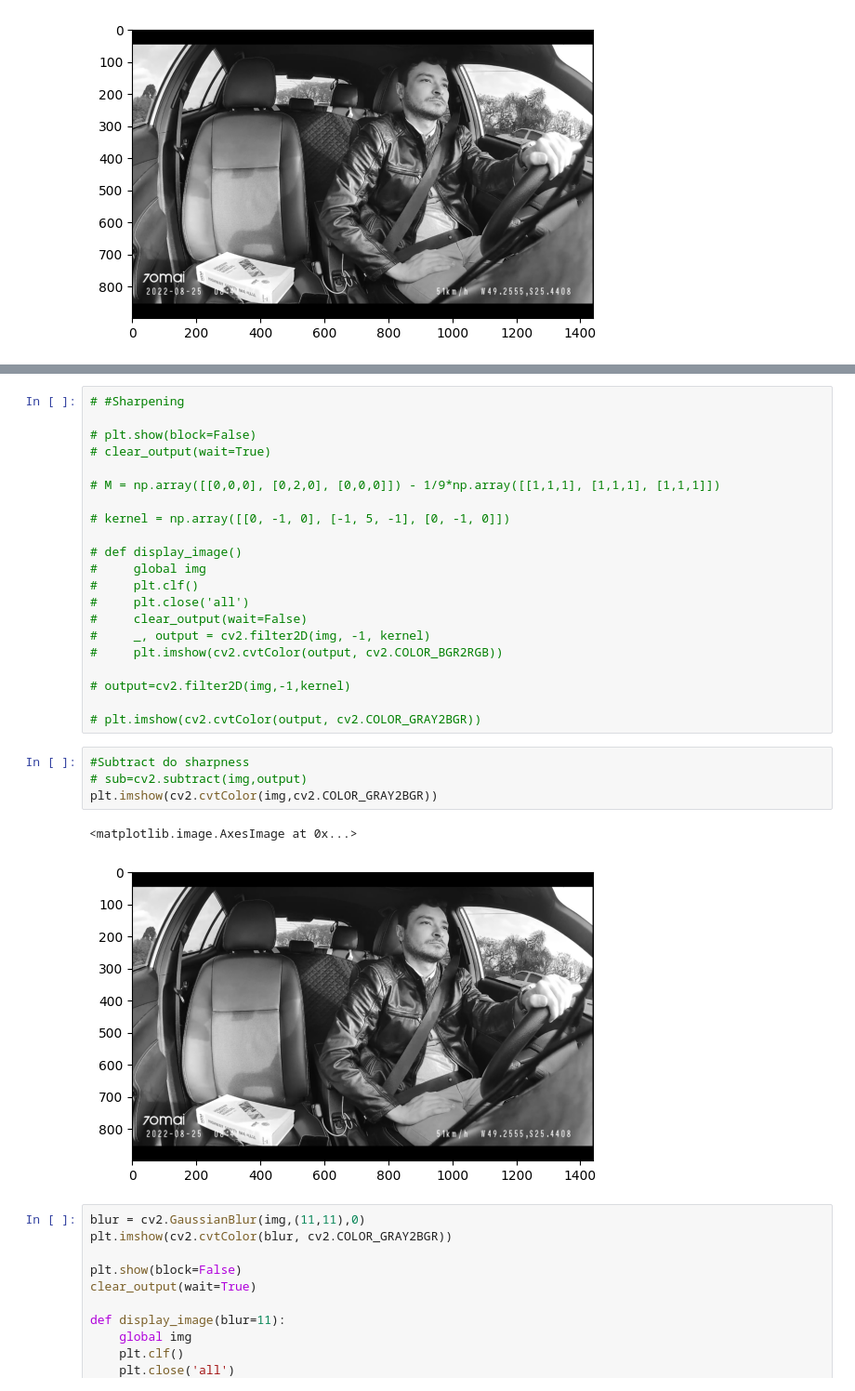
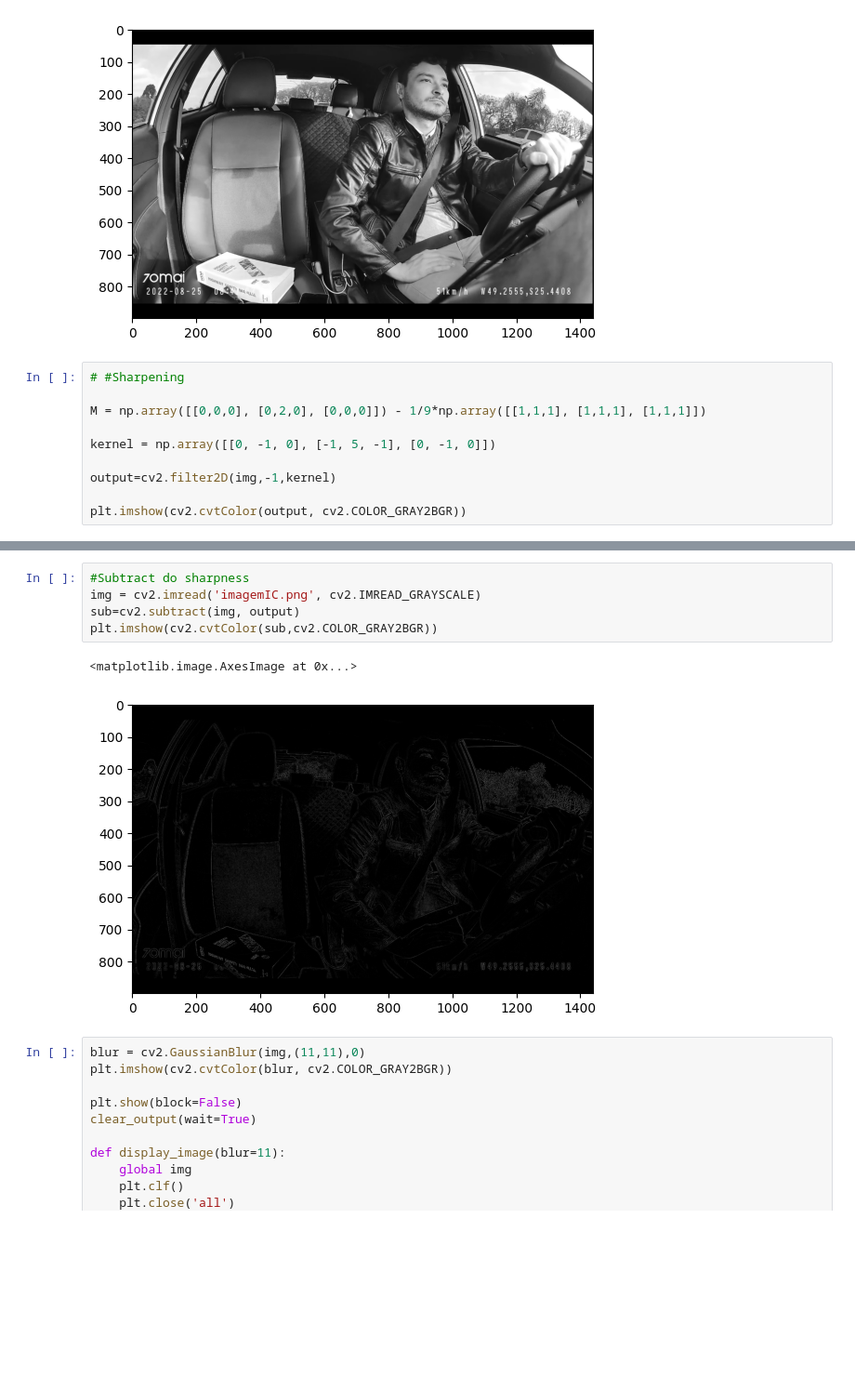
Before and after one commit to inaies/TA1_visao, a Jupyter notebook: main.ipynb, the cells around one changed output, grey strips where cells are left out. Shown at 93% size. Saved outputs shown, nothing was run; the diff lists cells and outputs as text; blank space fills up the shorter version.

```diff
--- a/main.ipynb
+++ b/main.ipynb
@@ -12,3 +12,13 @@ plt.imshow(cv2.cvtColor(img, cv2.COLOR_GRAY2BGR))
 # %% [output]
 <matplotlib.image.AxesImage at 0x...>
 [figure]
+# %%
+# #Sharpening
+
+M = np.array([[0,0,0], [0,2,0], [0,0,0]]) - 1/9*np.array([[1,1,1], [1,1,1], [1,1,1]])
+
+kernel = np.array([[0, -1, 0], [-1, 5, -1], [0, -1, 0]])
+
+output=cv2.filter2D(img,-1,kernel)
+
+plt.imshow(cv2.cvtColor(output, cv2.COLOR_GRAY2BGR))
@@ -49,31 +62,11 @@ display(slider)
-# %%
-# #Sharpening
-
-# plt.show(block=False)
-# clear_output(wait=True)
-
-# M = np.array([[0,0,0], [0,2,0], [0,0,0]]) - 1/9*np.array([[1,1,1], [1,1,1], [1,1,1]])
-
-# kernel = np.array([[0, -1, 0], [-1, 5, -1], [0, -1, 0]])
-
-# def display_image()
-#     global img
-#     plt.clf()
-#     plt.close('all')
-#     clear_output(wait=False)
-#     _, output = cv2.filter2D(img, -1, kernel)
-#     plt.imshow(cv2.cvtColor(output, cv2.COLOR_BGR2RGB))
-
-# output=cv2.filter2D(img,-1,kernel)
-
-# plt.imshow(cv2.cvtColor(output, cv2.COLOR_GRAY2BGR))
 # %%
 #Subtract do sharpness
-# sub=cv2.subtract(img,output)
-plt.imshow(cv2.cvtColor(img,cv2.COLOR_GRAY2BGR))
+img = cv2.imread('imagemIC.png', cv2.IMREAD_GRAYSCALE)
+sub=cv2.subtract(img, output)
+plt.imshow(cv2.cvtColor(sub,cv2.COLOR_GRAY2BGR))
 # %% [output]
 <matplotlib.image.AxesImage at 0x...>
-[figure, old version]
+[figure, new version]
 # %%
 blur = cv2.GaussianBlur(img,(11,11),0)
 plt.imshow(cv2.cvtColor(blur, cv2.COLOR_GRAY2BGR))
```
Also changed, not shown: parts of 10 cells of this notebook, 3 other files.
